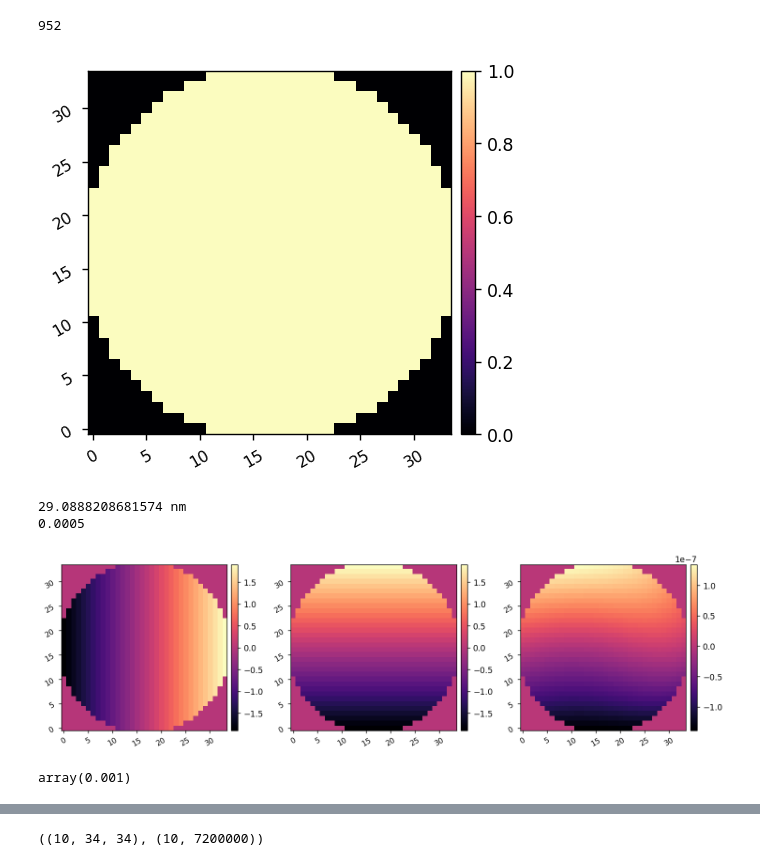
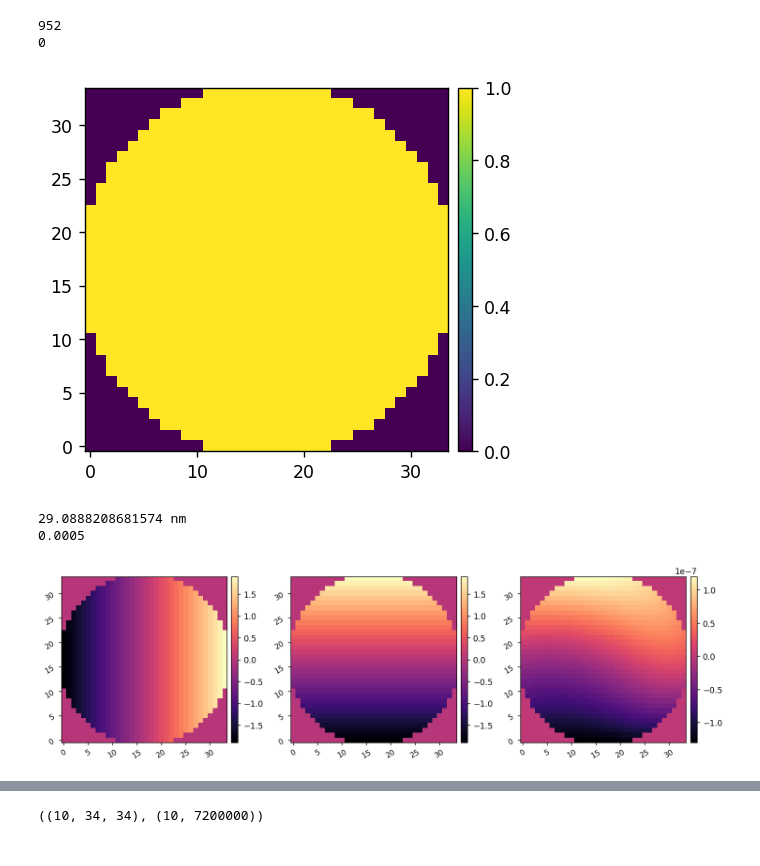
Before and after one commit to kian1377/scoob-llowfsc, a Jupyter notebook: exp-notebooks/inject_wfe.ipynb, the cells around one changed output, grey strips where cells are left out. Cells and saved outputs as stored; diff of their text form; code cells hidden in the pictures.

```diff
--- a/exp-notebooks/inject_wfe.ipynb
+++ b/exp-notebooks/inject_wfe.ipynb
@@ -41,15 +38,16 @@ Could not import ray. Parallelized model unavailble.
 # %%
 reload(scoobi)
 wfe_channel = 'dm00disp01'
 wfe_stream = ImageStream(wfe_channel)
 
 Nact = 34
 dm_mask = utils.create_circ_mask(Nact, Nact, radius=Nact//2+1/2)
 print(dm_mask.sum())
-imshow1(dm_mask)
+imshow([dm_mask])
 # %% [output]
 952
+0
-[figure, old version]
+[figure, new version]
 # %%
 reload(psds)
 
@@ -59,7 +57,7 @@ jitter = 10*u.mas
 
 fmax = 1000*u.Hz
 tmax = 10*u.min
-tmax = 1*u.hour
+tmax = 3*u.hour
 # tmax = 5*u.hour
 
 mag = (total_pupil_diam / dm_beam_diam).decompose().value
@@ -69,8 +67,9 @@ tt_at_pupil_rms = tt_at_pupil_pv * tt_pv_to_rms
 print(tt_at_pupil_rms.to(u.nm))
 
 wfe_modes_rms = np.array(2*[tt_at_pupil_rms.to_value(u.m)] + 8*[2.5e-9])
+# wfe_modes_rms = np.array(2*[20e-9] + 8*[2.5e-9])
 # wfe_modes_rms = np.array(2*[30e-9] + 3*[5e-9] + 5*[2.5e-9])
-knee_freqs = np.array([0.1]*2 + [0.01]*8) * u.Hz
+knee_freqs = np.array([0.05]*2 + [0.005]*8) * u.Hz
 slope = 4
 
 N_wfe_modes = len(wfe_modes_rms)
@@ -116,11 +115,7 @@ wfe_data = {
 # %% [output]
 29.0888208681574 nm
 0.0005
-[figure, old version]
+[figure, new version]
-# %%
-times[1] - times[0]
-# %% [output]
-array(0.001)
 # %%
 reload(psds)
 i = 0
```
Also changed, not shown: parts of 2 cells of this notebook, 7 other files.
